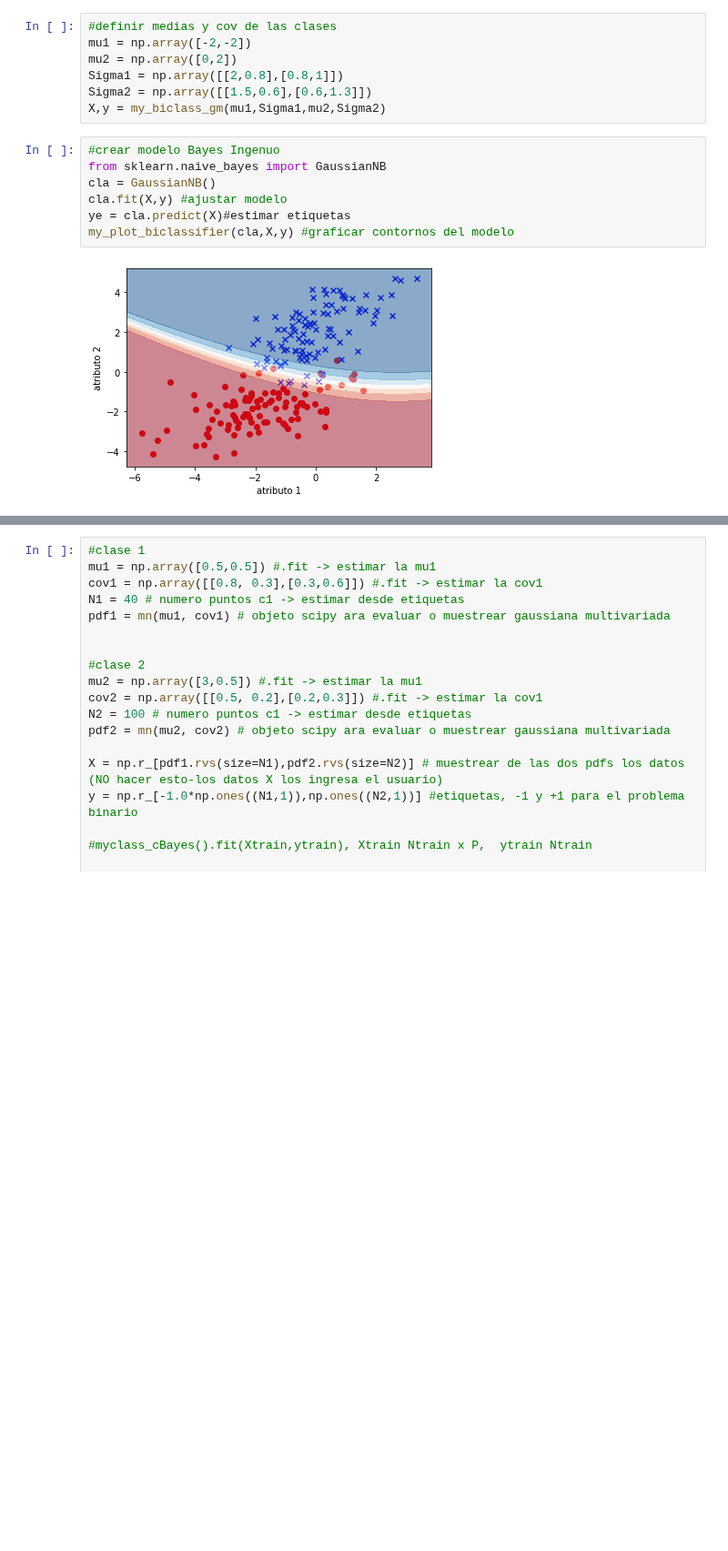
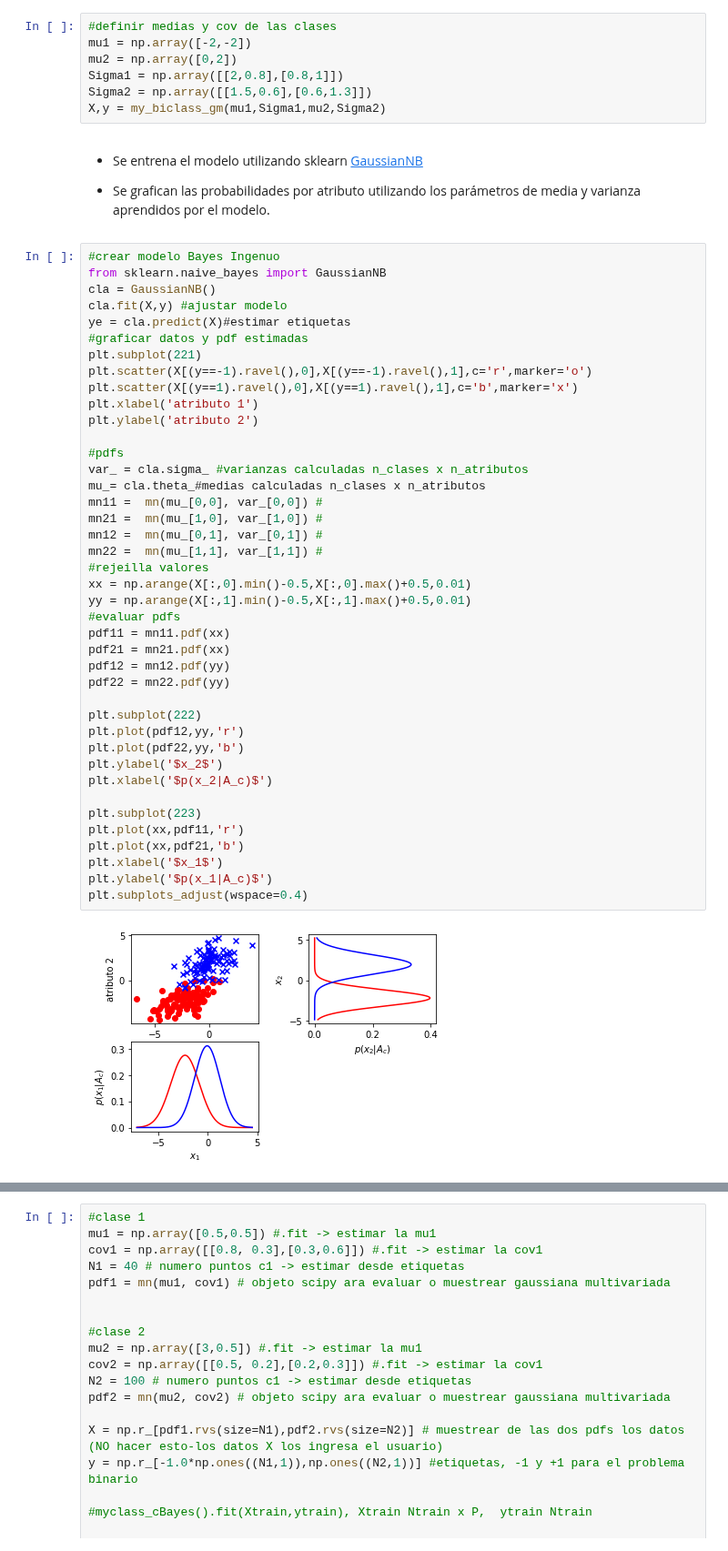
Before and after one commit to amalvarezme/AnaliticaDatos, a Jupyter notebook: 3_Clasificacion/3_ConceptosClasificadorBayes.ipynb, the cells around one changed output, grey strips where cells are left out. Shown at 91% size. Saved outputs shown, nothing was run; the diff lists cells and outputs as text; blank space fills up the shorter version.

```diff
--- a/3_Clasificacion/3_ConceptosClasificadorBayes.ipynb
+++ b/3_Clasificacion/3_ConceptosClasificadorBayes.ipynb
@@ -96,12 +100,50 @@ mu2 = np.array([0,2])
 Sigma1 = np.array([[2,0.8],[0.8,1]])
 Sigma2 = np.array([[1.5,0.6],[0.6,1.3]])
 X,y = my_biclass_gm(mu1,Sigma1,mu2,Sigma2)
-# %%
-#crear modelo Bayes Ingenuo
-from sklearn.naive_bayes import GaussianNB
-cla = GaussianNB()
-cla.fit(X,y) #ajustar modelo
-ye = cla.predict(X)#estimar etiquetas
-my_plot_biclassifier(cla,X,y) #graficar contornos del modelo
-# %% [output]
-[figure, removed]
+# %% [markdown]
+- Se entrena el modelo utilizando sklearn [GaussianNB](https://scikit-learn.org/stable/modules/generated/sklearn.naive_bayes.GaussianNB.html)
+
+- Se grafican las probabilidades por atributo utilizando los parámetros de media y varianza aprendidos por el modelo.
+# %%
+#crear modelo Bayes Ingenuo
+from sklearn.naive_bayes import GaussianNB
+cla = GaussianNB()
+cla.fit(X,y) #ajustar modelo
+ye = cla.predict(X)#estimar etiquetas
+#graficar datos y pdf estimadas
+plt.subplot(221)
+plt.scatter(X[(y==-1).ravel(),0],X[(y==-1).ravel(),1],c='r',marker='o')
+plt.scatter(X[(y==1).ravel(),0],X[(y==1).ravel(),1],c='b',marker='x')
+plt.xlabel('atributo 1')
+plt.ylabel('atributo 2')
+
+#pdfs
+var_ = cla.sigma_ #varianzas calculadas n_clases x n_atributos
+mu_= cla.theta_#medias calculadas n_clases x n_atributos
+mn11 =  mn(mu_[0,0], var_[0,0]) #
+mn21 =  mn(mu_[1,0], var_[1,0]) #
+mn12 =  mn(mu_[0,1], var_[0,1]) #
+mn22 =  mn(mu_[1,1], var_[1,1]) #
+#rejeilla valores
+xx = np.arange(X[:,0].min()-0.5,X[:,0].max()+0.5,0.01)
+yy = np.arange(X[:,1].min()-0.5,X[:,1].max()+0.5,0.01)
+#evaluar pdfs
+pdf11 = mn11.pdf(xx)
+pdf21 = mn21.pdf(xx)
+pdf12 = mn12.pdf(yy)
+pdf22 = mn22.pdf(yy)
+
+plt.subplot(222)
+plt.plot(pdf12,yy,'r')
+plt.plot(pdf22,yy,'b')
+plt.ylabel('$x_2$')
+plt.xlabel('$p(x_2|A_c)$')
+
+plt.subplot(223)
+plt.plot(xx,pdf11,'r')
+plt.plot(xx,pdf21,'b')
+plt.xlabel('$x_1$')
+plt.ylabel('$p(x_1|A_c)$')
+plt.subplots_adjust(wspace=0.4)
+# %% [output]
+[figure, added]
```
Also changed, not shown: parts of 5 cells of this notebook.
